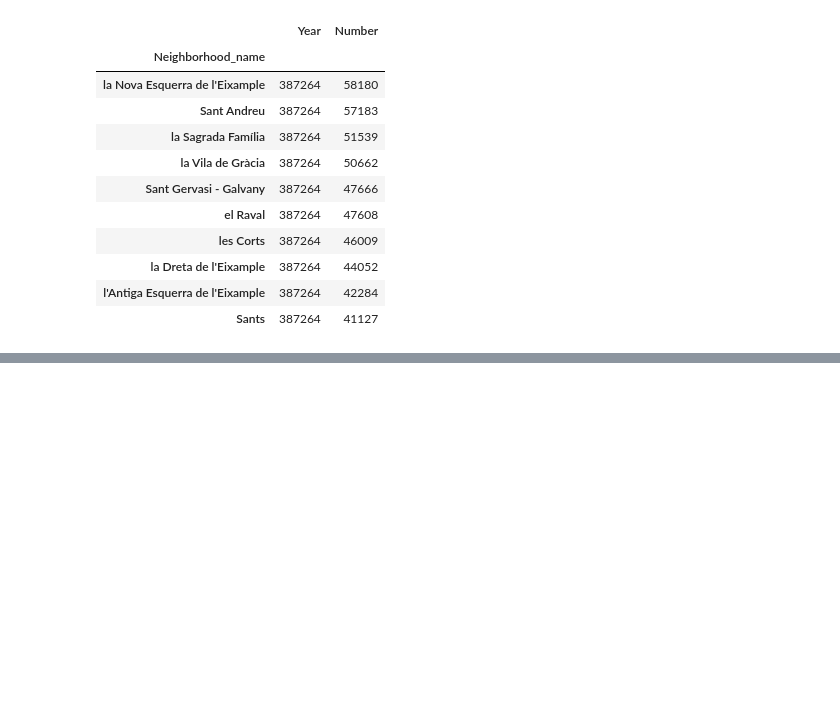
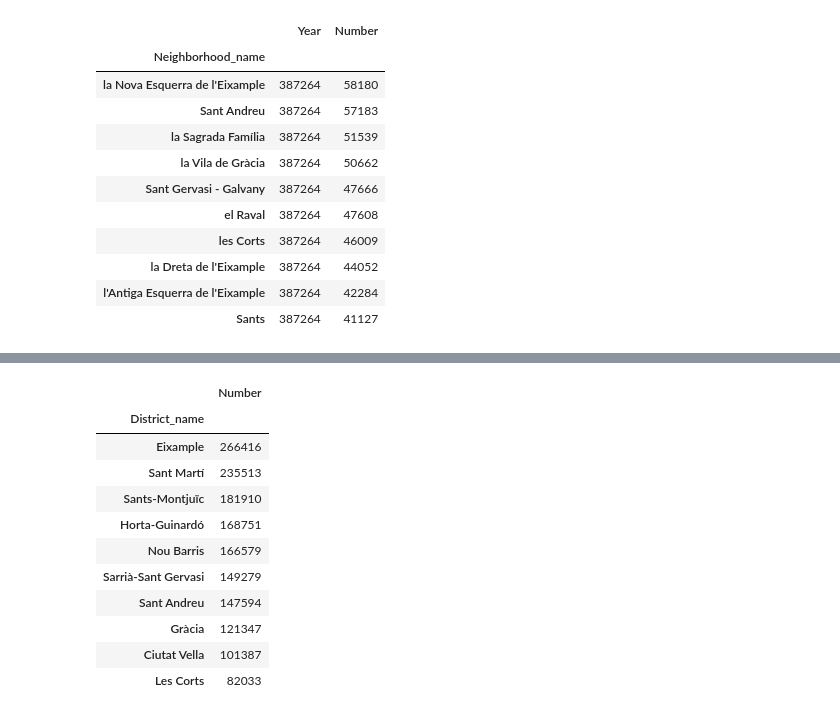
Before and after one commit to ta-data-bcn/barcelona_data, a Jupyter notebook: Death_birth_pop.ipynb, the cells around one changed output, grey strips where cells are left out. Cells and saved outputs as stored; diff of their text form; code cells hidden in the pictures; blank space fills up the shorter version.

```diff
--- a/Death_birth_pop.ipynb
+++ b/Death_birth_pop.ipynb
@@ -262,0 +301,17 @@ pop_by_neighborhood_age_2017.head(10)
+# %%
+pop_by_district2017 = pop_by_district_age[pop_by_district_age["Year"] == 2017].groupby('District_name').sum().sort_values('Number', ascending = [False])
+pop_by_district2017_small = pop_by_district2017[["Number"]]
+pop_by_district2017_small
+# %% [output]
+|  | Number |
+| District_name |  |
+| Eixample | 266416 |
+| Sant Martí | 235513 |
+| Sants-Montjuïc | 181910 |
+| Horta-Guinardó | 168751 |
+| Nou Barris | 166579 |
+| Sarrià-Sant Gervasi | 149279 |
+| Sant Andreu | 147594 |
+| Gràcia | 121347 |
+| Ciutat Vella | 101387 |
+| Les Corts | 82033 |
```
Also changed, not shown: parts of 5 cells of this notebook, 2 other files.
